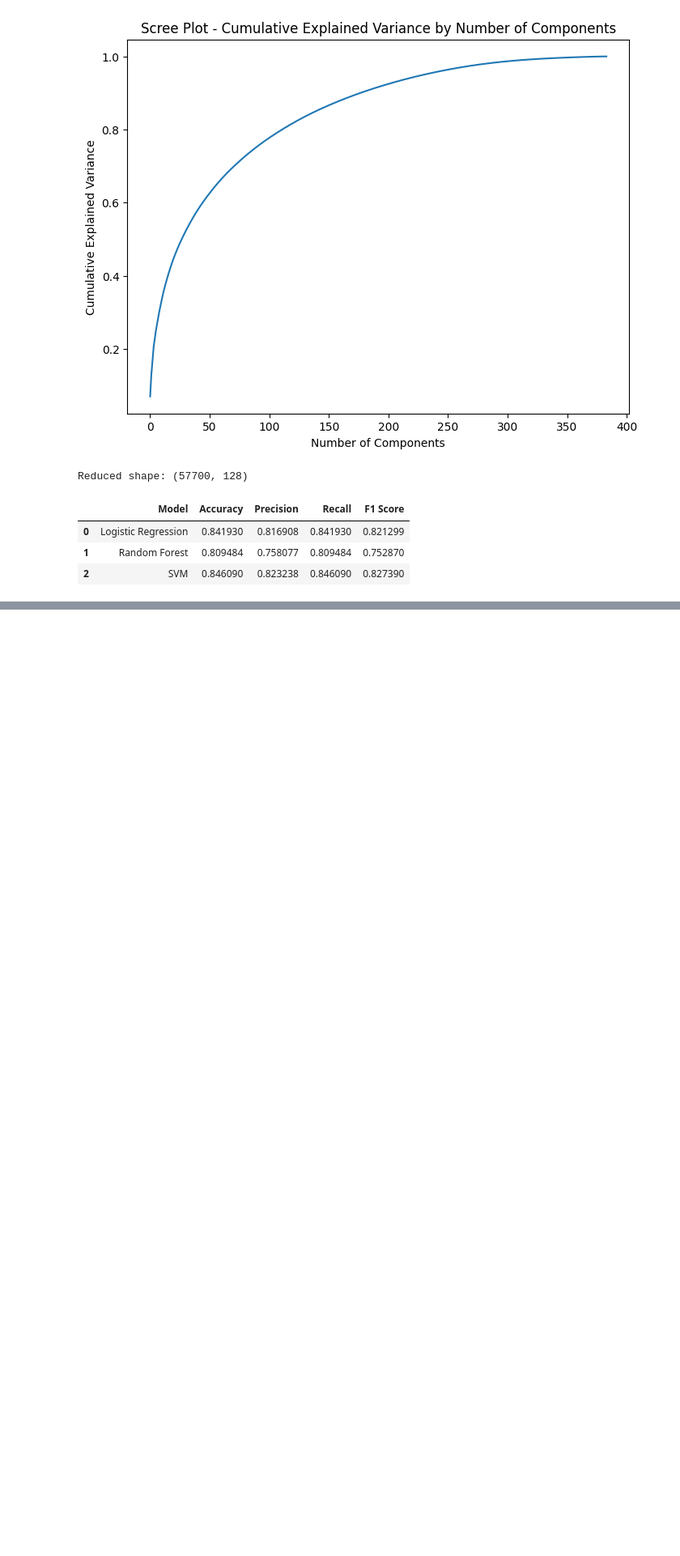
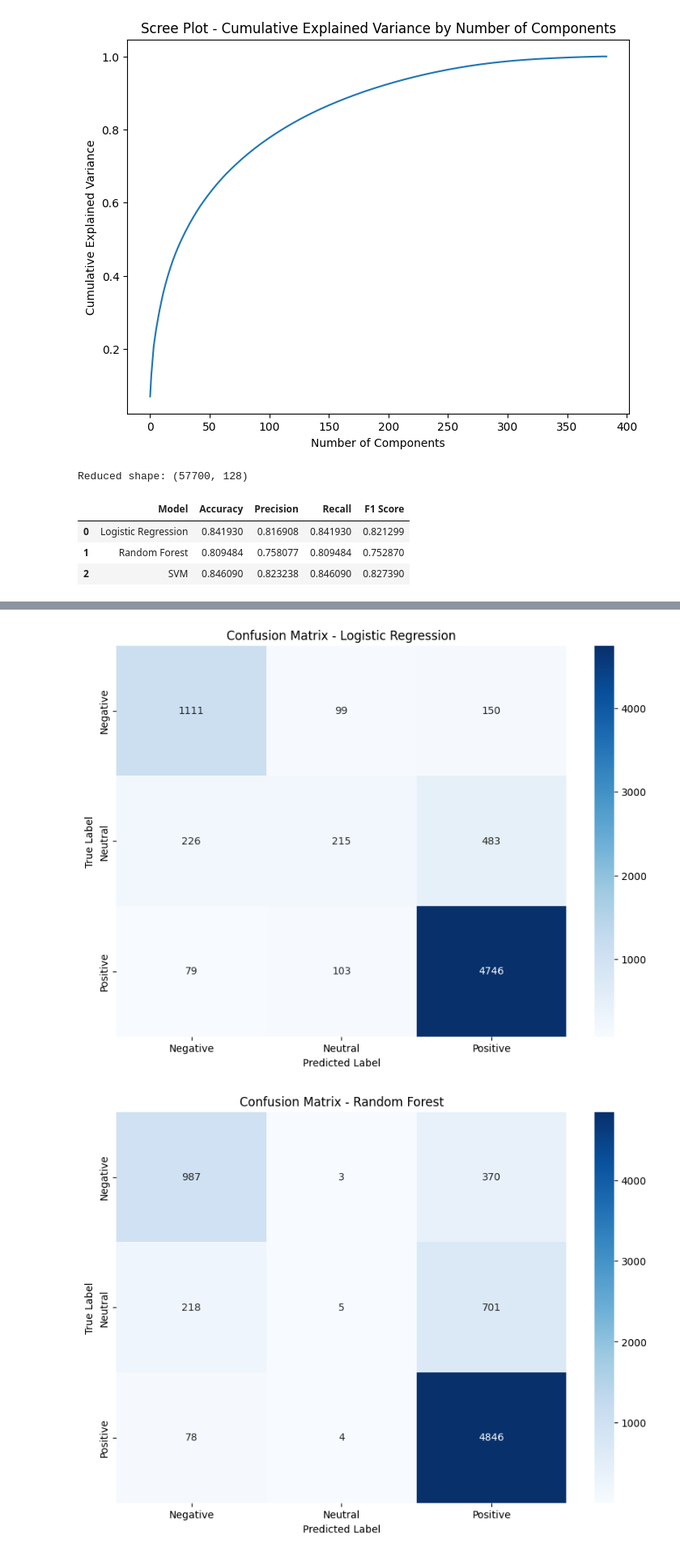
Before and after one commit to sairin94/yelp-recommendation, a Jupyter notebook: notebooks/explore_dataset.ipynb, the cells around one changed output, grey strips where cells are left out. Shown at 81% size. Cells and saved outputs as stored; diff of their text form; code cells hidden in the pictures; blank space fills up the shorter version.

```diff
--- a/notebooks/explore_dataset.ipynb
+++ b/notebooks/explore_dataset.ipynb
@@ -413,0 +431,27 @@ metrics_df.head()
+# %%
+from sklearn.metrics import confusion_matrix
+import seaborn as sns
+# Define the labels of your classes
+class_names = ['Negative', 'Neutral', 'Positive']
+# Loop through the models list
+for model_dict in models:
+
+    model = model_dict['model']
+    model_name = model_dict['name']
+
+    # Make predictions on the test data
+    y_pred = model.predict(X_test_reduced)
+
+    # Create a confusion matrix
+    cm = confusion_matrix(y_test, y_pred)
+
+    # Plot the confusion matrix
+    plt.figure(figsize=(10,7))
+    sns.heatmap(cm, annot=True, fmt='d', cmap='Blues', xticklabels=class_names, yticklabels=class_names)
+    plt.title(f'Confusion Matrix - {model_name}')
+    plt.xlabel('Predicted Label')
+    plt.ylabel('True Label')
+    plt.show()
+# %% [output]
+[figure, added]
+[figure, added]
```
Also changed, not shown: parts of 17 cells of this notebook, 9 other files.
